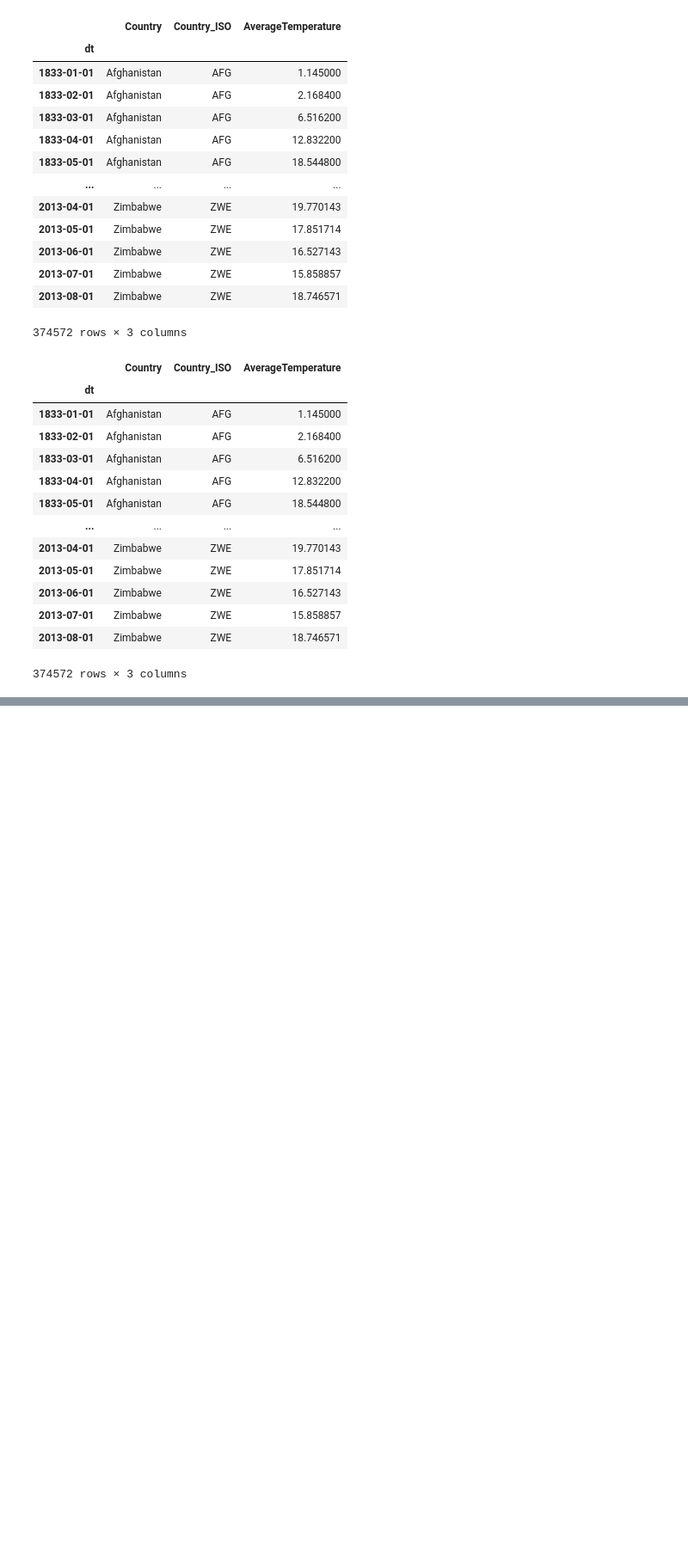
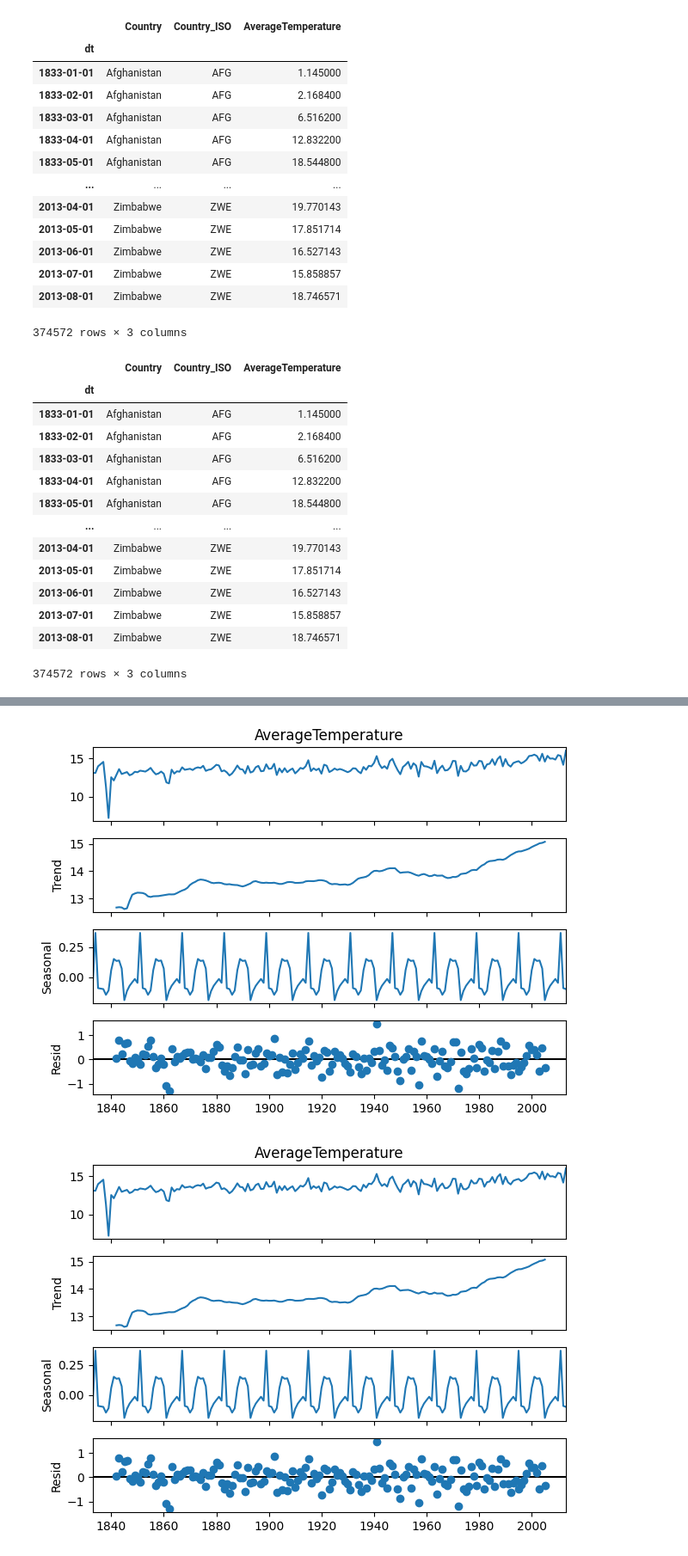
Before and after one commit to CyberStefNef/World_Temperature_Analysis, a Jupyter notebook: arima.ipynb, the cells around one changed output, grey strips where cells are left out. Shown at 86% size. Cells and saved outputs as stored; diff of their text form; code cells hidden in the pictures; blank space fills up the shorter version.

```diff
--- a/arima.ipynb
+++ b/arima.ipynb
@@ -979,0 +474,6 @@ df_country = df_slope.groupby("Country")
+# %%
+decompose_data = seasonal_decompose(new_df_3.AverageTemperature, model="additive",period=16)
+decompose_data.plot()
+# %% [output]
+[figure, added]
+[figure, added]
```
Also changed, not shown: parts of 50 cells of this notebook, 6 other files.
